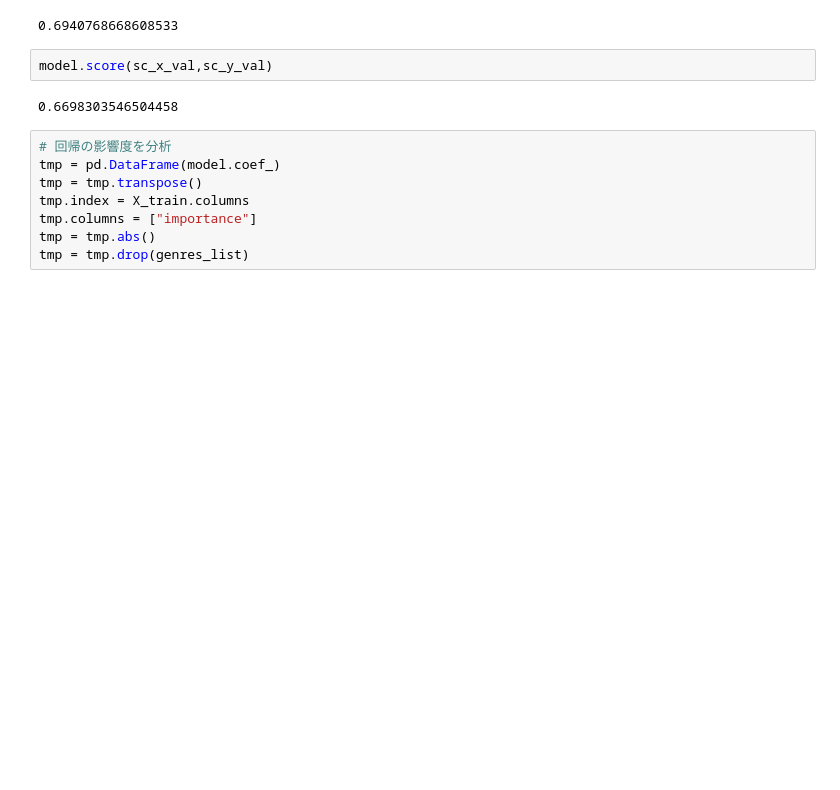
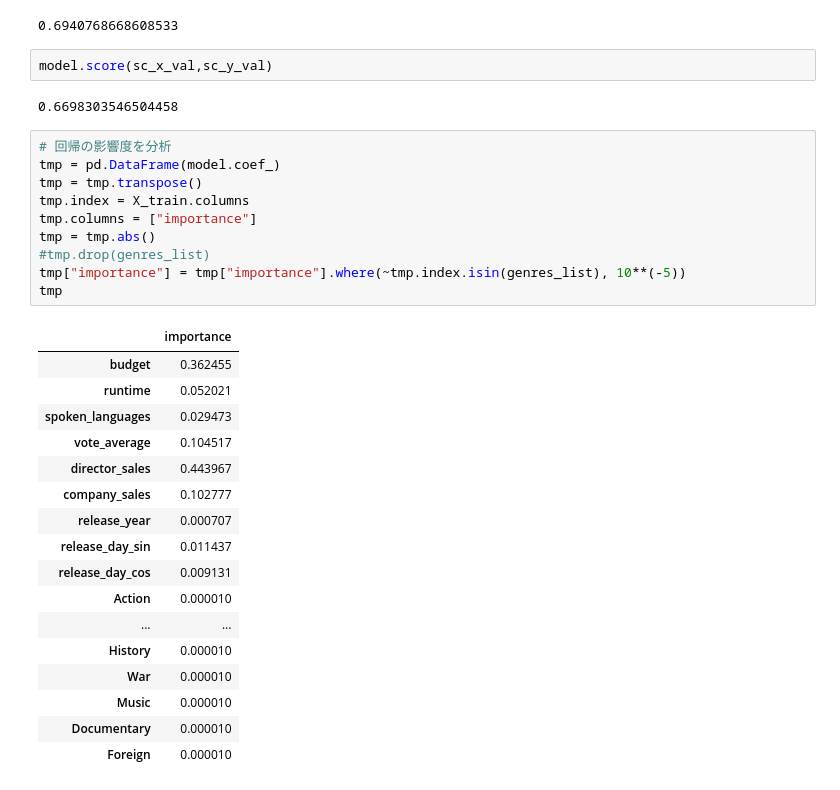
Before and after one commit to yoshimi-I/movie-prediction, a Jupyter notebook: Sales/regression.ipynb, the cells around one changed output. Cells and saved outputs as stored; diff of their text form; blank space fills up the shorter version.

```diff
--- a/Sales/regression.ipynb
+++ b/Sales/regression.ipynb
@@ -386,8 +386,28 @@ model.score(sc_x_val,sc_y_val)
 # %%
 # 回帰の影響度を分析
 tmp = pd.DataFrame(model.coef_)
 tmp = tmp.transpose()
 tmp.index = X_train.columns
 tmp.columns = ["importance"]
 tmp = tmp.abs()
-tmp = tmp.drop(genres_list)
+#tmp.drop(genres_list)
+tmp["importance"] = tmp["importance"].where(~tmp.index.isin(genres_list), 10**(-5))
+tmp
+# %% [output]
+|  | importance |
+| budget | 0.362455 |
+| runtime | 0.052021 |
+| spoken_languages | 0.029473 |
+| vote_average | 0.104517 |
+| director_sales | 0.443967 |
+| company_sales | 0.102777 |
+| release_year | 0.000707 |
+| release_day_sin | 0.011437 |
+| release_day_cos | 0.009131 |
+| Action | 0.000010 |
+| ... | ... |
+| History | 0.000010 |
+| War | 0.000010 |
+| Music | 0.000010 |
+| Documentary | 0.000010 |
+| Foreign | 0.000010 |
```
Also changed, not shown: parts of 5 cells of this notebook, 1 other file.
